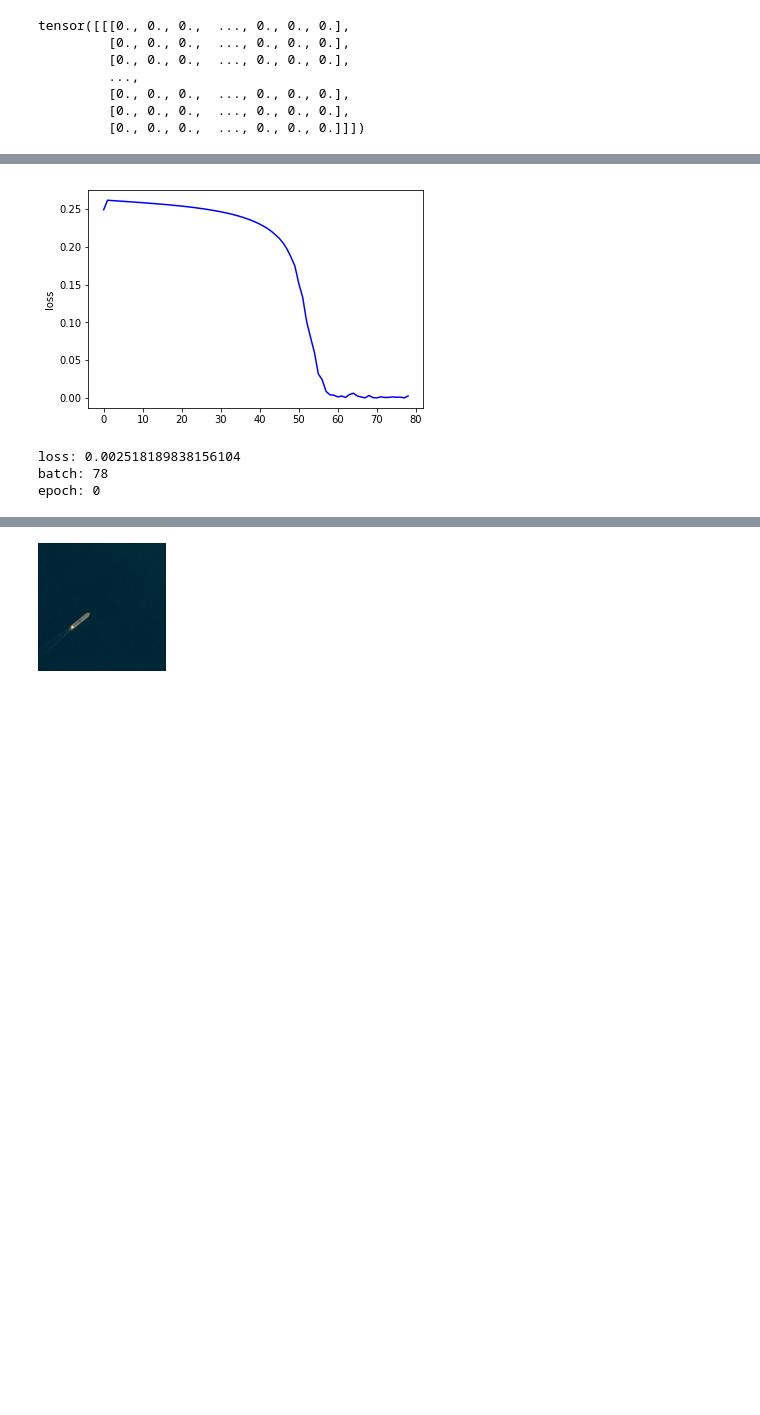
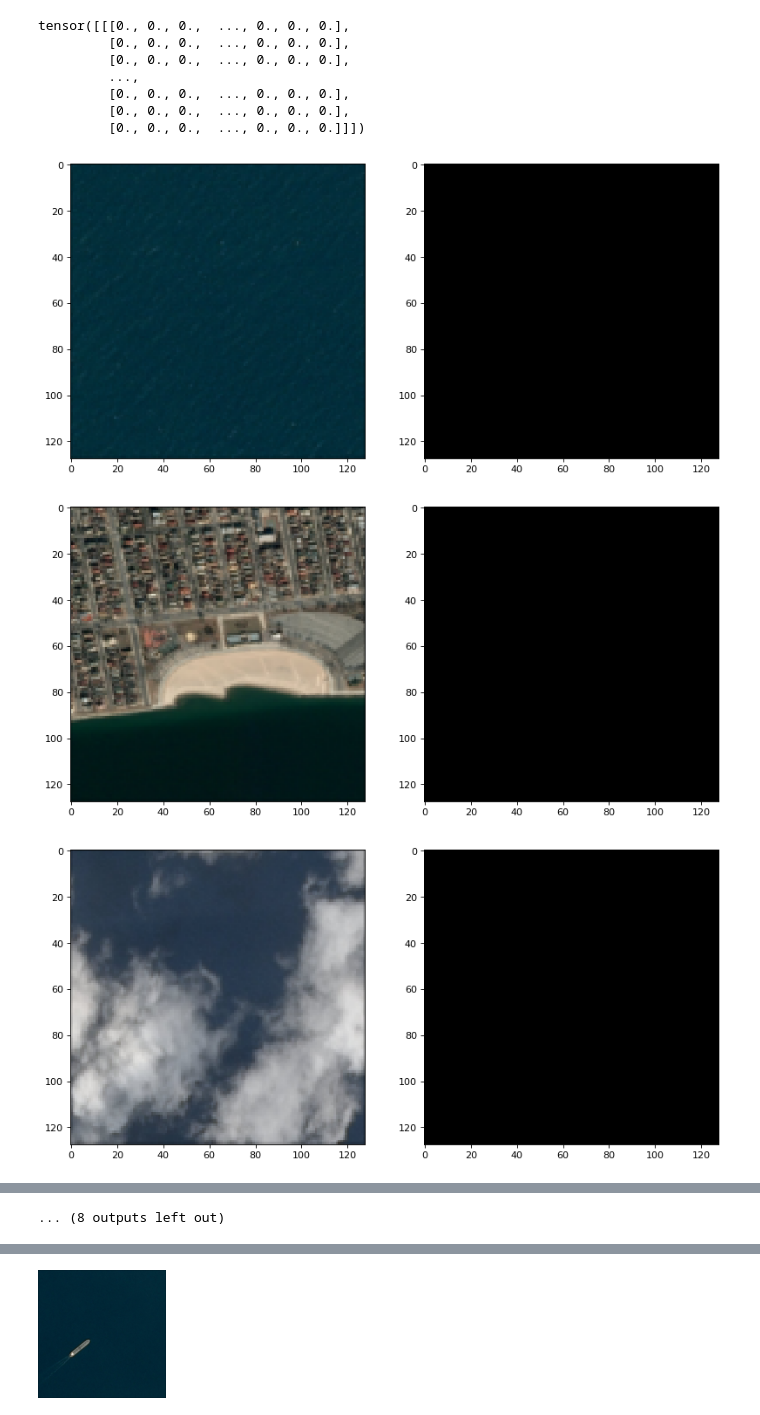
Before and after one commit to tetolab/shipdet, a Jupyter notebook: shipdet.ipynb, the cells around one changed output, grey strips where cells are left out. Drawn from its saved outputs; the diff is of its cells as text; code cells hidden in the pictures; blank space fills up the shorter version.

```diff
--- a/shipdet.ipynb
+++ b/shipdet.ipynb
@@ -214,7 +216,11 @@ def plot_sample(sample):
     plt.imshow(loc_image, 'gray')
     plt.pause(0.001)  # pause a bit so that plots are updated
 # %%
-number_to = 0
-number_from = 0
+number_to = 50
+number_from = 30
 for i in range(number_from, number_to):
     plot_sample(sd[i])
+# %% [output]
+[figure, added]
+[figure, added]
+[figure, added]
@@ -221,3 +236,4 @@ for i in range(number_from, number_to):
+... (8 outputs left out)
 # %%
 def generate_train_and_test_idxs(dataset_length, train_split):
     np.random.seed(42)
@@ -361,40 +412,0 @@ train_loader, validation_loader = get_train_and_test_datasets(sd, max_length=100
-# %%
-num_epochs = 1
-model.train()
-for epoch in range(num_epochs):
-    # Train:
-    for batch_index, sample in enumerate(train_loader):
-
-        image = sample['image'].to(device)
-        labels = sample['loc_image'].to(device)
-        outputs = model(image)
-        loss = criterion(outputs, labels)
-        loss_history.append(loss.item())
-        plt.plot(loss_history, color='blue')
-        plt.ylabel('loss')
-        #plt.show()
-        #plt.plot(loss_history[len(loss_history) - 24:])
-        #plt.ylabel('loss in last 24 batches')
-        clear_output(wait=True)
-        plt.show()
-        print(f'loss: {loss.item()}\nbatch: {batch_index}\nepoch: {epoch}')
-
-
-        #display(plt.gcf())
-        optimizer.zero_grad()
-        loss.backward()
-        optimizer.step()
-
-        toPilImage = transforms.ToPILImage()
-        device = torch.device('cpu')
-        model = model.to(device)
-        model.eval()
-        image = sd[50]['image'].to(device)
-        output = model(torch.unsqueeze(image, 0))[0]
-        plt.imshow(toPilImage((output * (255/(output.max())))))
-        plt.show()
-# %% [output]
-[figure, removed]
-loss: 0.002518189838156104
-batch: 78
-epoch: 0
```
Also changed, not shown: parts of 11 cells of this notebook.
